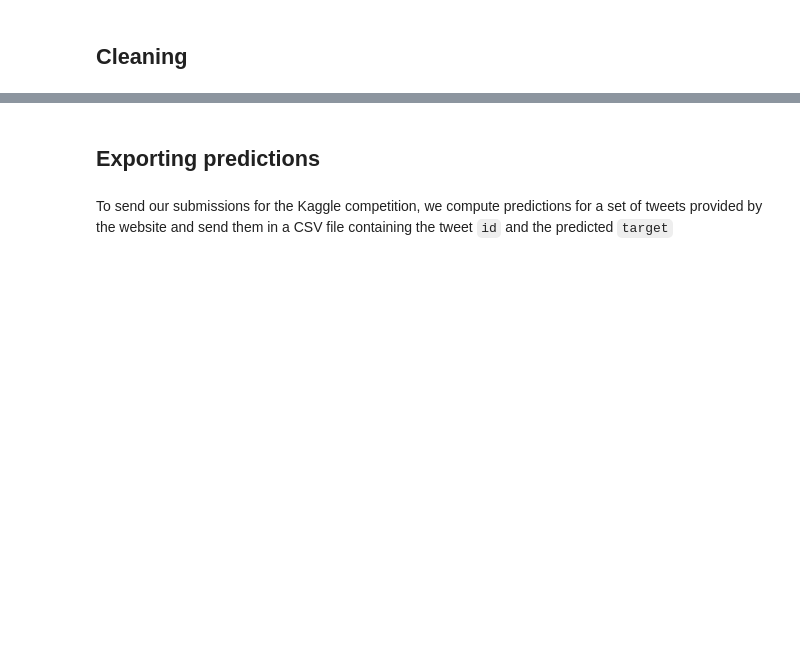
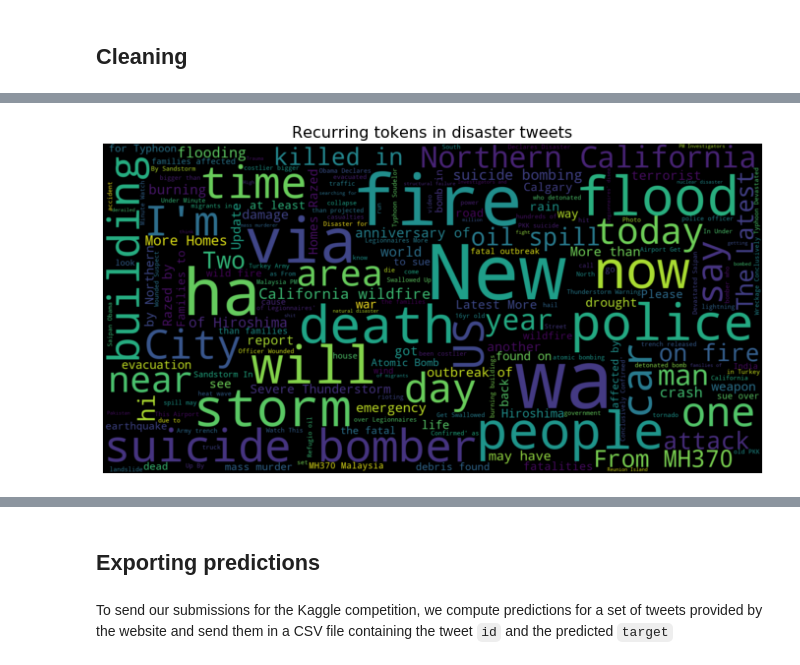
Before and after one commit to XaviJunior/SBB, a Jupyter notebook: project_2/Code/Team_SBB_project_2_Disaster_tweets.ipynb, the cells around one changed output, grey strips where cells are left out. Cells and saved outputs as stored; diff of their text form; code cells hidden in the pictures; blank space fills up the shorter version.

```diff
--- a/project_2/Code/Team_SBB_project_2_Disaster_tweets.ipynb
+++ b/project_2/Code/Team_SBB_project_2_Disaster_tweets.ipynb
@@ -162,0 +147,11 @@ df["text"].to_csv("tweets.csv", index=False)
+# %%
+disaster_tweets = df[df["target"]==1]["text"]
+
+wordcloud = WordCloud(width=1600, height=800, max_font_size=200).generate(disaster_tweets.str.cat(sep=" "))
+plt.figure(figsize=(12,10))
+plt.imshow(wordcloud, interpolation="bilinear")
+plt.axis("off")
+plt.title("Recurring tokens in disaster tweets", size=16)
+plt.show()
+# %% [output]
+[figure, added]
```
Also changed, not shown: parts of 57 cells of this notebook, 1 other file.
